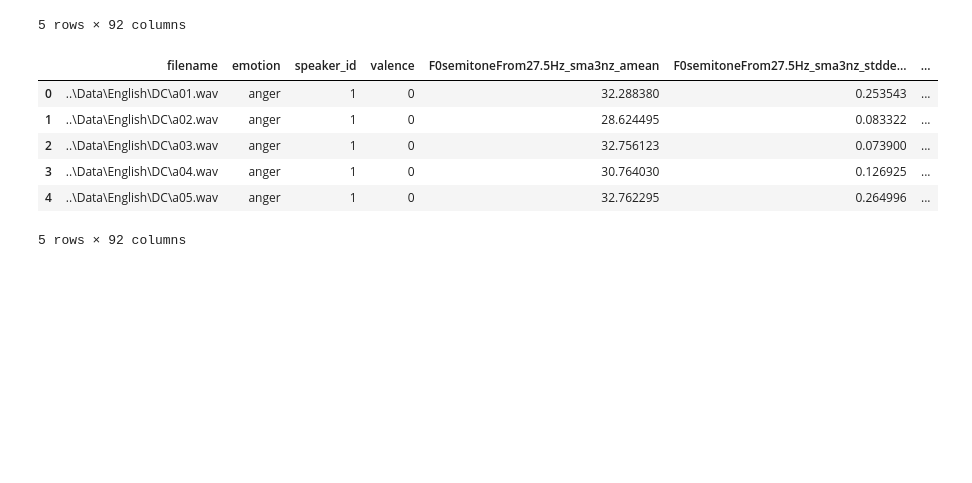
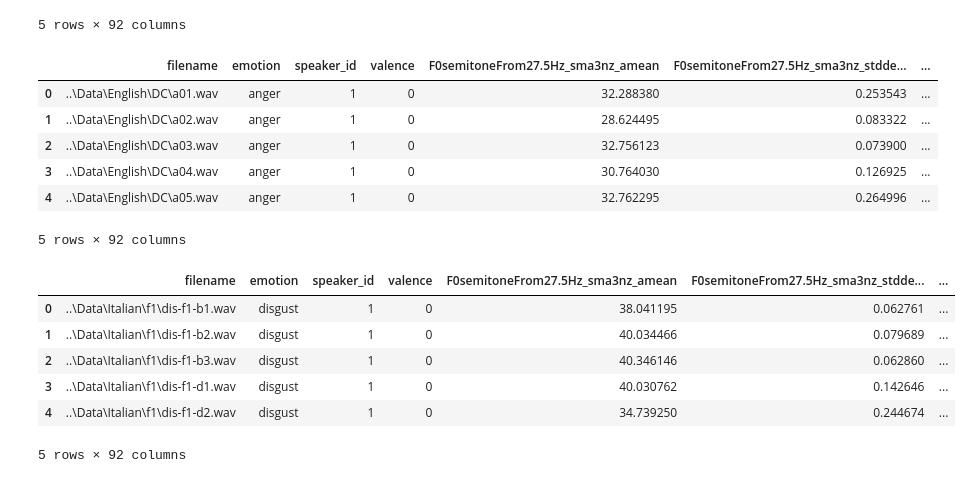
Before and after one commit to juverse/Speech-Emotion-Recognition, a Jupyter notebook: Data Preprocessing/feature_generation.ipynb, the cells around one changed output. Cells and saved outputs as stored; diff of their text form; code cells hidden in the pictures; blank space fills up the shorter version.

```diff
--- a/Data Preprocessing/feature_generation.ipynb
+++ b/Data Preprocessing/feature_generation.ipynb
@@ -16,6 +16,7 @@ import pandas as pd
 df_german = pd.read_csv(r'..\Data\German\data_path_german.csv')
 df_urdu = pd.read_csv(r'..\Data\Urdu\data_path_urdu.csv')
 df_english = pd.read_csv(r'..\Data\English\data_path_english.csv')
+df_italian = pd.read_csv(r'..\Data\Italian\data_path_italian.csv')
 # %%
 def extract_features(df, column="filename"):
     # openSMILE initialization (eGeMAPS configuration)
@@ -36,6 +37,8 @@ df_features_german = extract_features(df_german)
 df_features_urdu = extract_features(df_urdu)
 # %%
 df_features_english = extract_features(df_english)
+# %%
+df_features_italian = extract_features(df_italian)
 # %%
 df_features_german.head()
 # %% [output]
@@ -66,6 +69,16 @@ df_features_english.head()
 | 3 | ..\Data\English\DC\a04.wav | anger | 1 | 0 | 30.764030 | 0.126925 | ... |
 | 4 | ..\Data\English\DC\a05.wav | anger | 1 | 0 | 32.762295 | 0.264996 | ... |
 5 rows × 92 columns
+# %%
+df_features_italian.head()
+# %% [output]
+|  | filename | emotion | speaker_id | valence | F0semitoneFrom27.5Hz_sma3nz_amean | F0semitoneFrom27.5Hz_sma3nz_stdde... | ... |
+| 0 | ..\Data\Italian\f1\dis-f1-b1.wav | disgust | 1 | 0 | 38.041195 | 0.062761 | ... |
+| 1 | ..\Data\Italian\f1\dis-f1-b2.wav | disgust | 1 | 0 | 40.034466 | 0.079689 | ... |
+| 2 | ..\Data\Italian\f1\dis-f1-b3.wav | disgust | 1 | 0 | 40.346146 | 0.062860 | ... |
+| 3 | ..\Data\Italian\f1\dis-f1-d1.wav | disgust | 1 | 0 | 40.030762 | 0.142646 | ... |
+| 4 | ..\Data\Italian\f1\dis-f1-d2.wav | disgust | 1 | 0 | 34.739250 | 0.244674 | ... |
+5 rows × 92 columns
 # %%
 # save features
 df_features_german.to_csv("../Data/German/features_german.csv",index=False)
```
Also changed, not shown: parts of 1 cell of this notebook, 2 other files.
